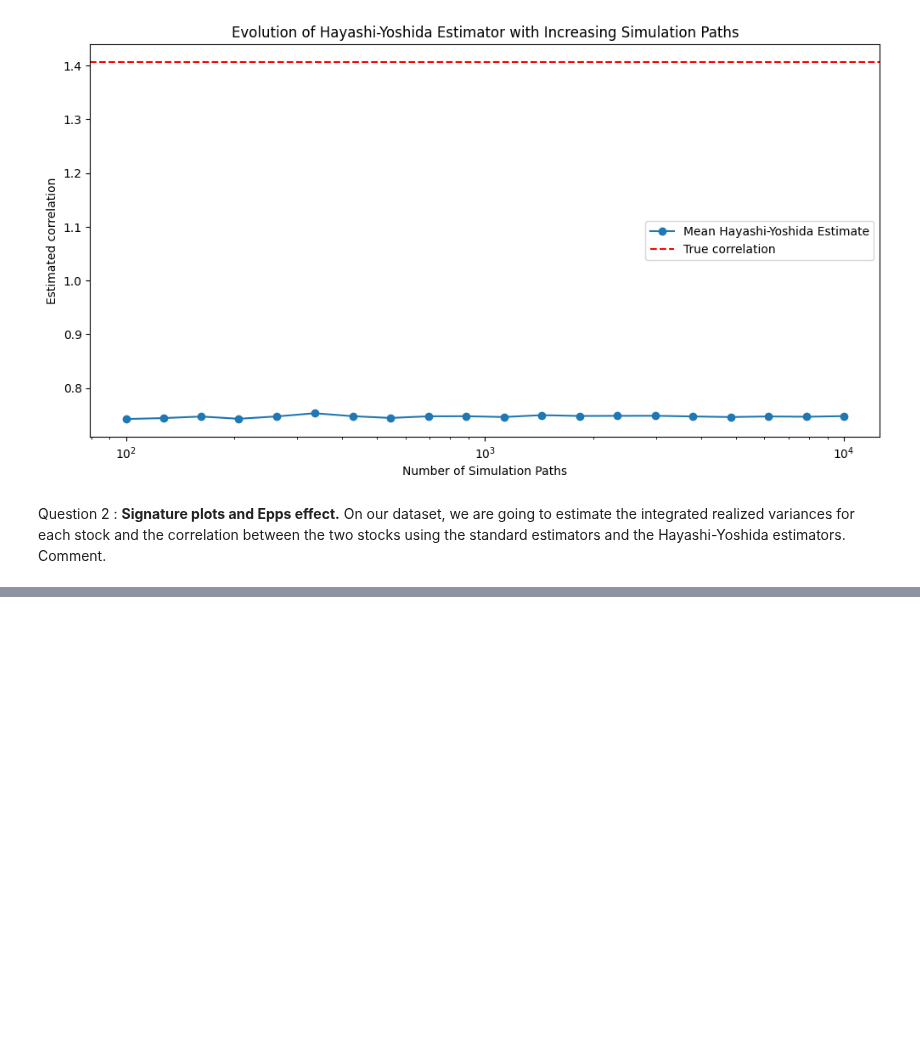
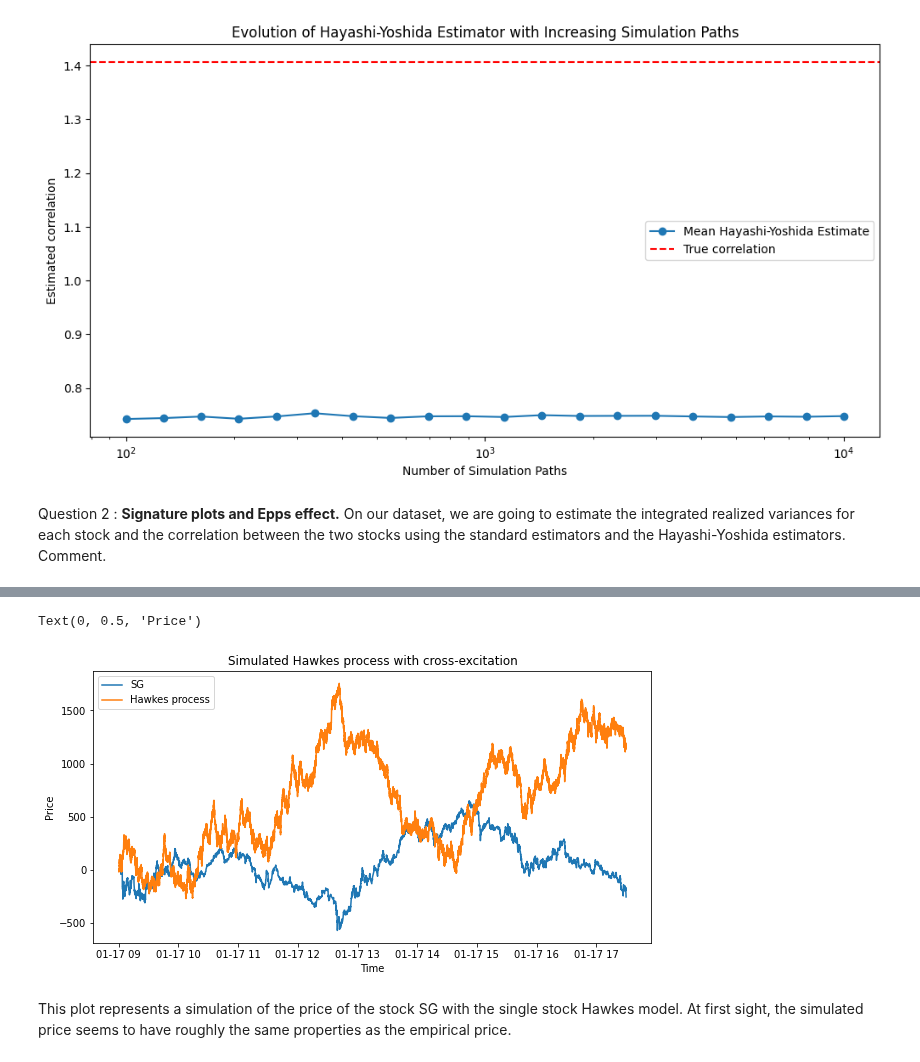
Before and after one commit to ethantrentin/High-Frequency-Data-Limit-Order-Books, a Jupyter notebook: DHF-LAB4-BOISTARD-ROCHE-TRENTIN.ipynb, the cells around one changed output, grey strips where cells are left out. Saved outputs shown, nothing was run; the diff lists cells and outputs as text; code cells hidden in the pictures; blank space fills up the shorter version.

```diff
--- a/DHF-LAB4-BOISTARD-ROCHE-TRENTIN.ipynb
+++ b/DHF-LAB4-BOISTARD-ROCHE-TRENTIN.ipynb
@@ -617,0 +641,7 @@ plot_correlation_estimators(filtered_df_SG, filtered_df_BNPP, sampling_periods)
+# %%
+def theoretical_signature(tau, lambda0, alpha, beta):
+    """ This function computes the theoretical signature plot for the single stock Hawkes model."""
+    kappa = 1 / (1 + alpha / beta)
+    gamma = alpha + beta
+    Lambda = 2 * lambda0 / (1 - alpha / beta)
+    return Lambda * (kappa ** 2 + (1 - kappa ** 2) * (1 - numpy.exp(-gamma * tau)) / (gamma * tau))
@@ -617,0 +728,28 @@ plot_correlation_estimators(filtered_df_SG, filtered_df_BNPP, sampling_periods)
+# %%
+SG_tick_size = 5.0
+BNPP_tick_size = 10.0
+S0_SG = filtered_df_SG['eprice'].iloc[0]
+S0_BNPP = filtered_df_BNPP['eprice'].iloc[0]
+T = 8.5*60*60 # 8.5 hours in seconds
+# %%
+plt.figure(figsize=(10, 5))
+events_1, events_2 = thinning_cross_excitation_hawkes(T=T, lambda_0=params_SG[0], alpha=params_SG[1], beta=params_SG[2])
+all_times = numpy.concatenate([events_1, events_2])
+jumps = numpy.concatenate([numpy.ones(len(events_1)), -numpy.ones(len(events_2))]) * 5.0
+order = numpy.argsort(all_times)
+sorted_times = all_times[order]
+sorted_times=pd.to_datetime(sorted_times, unit='s')
+price = numpy.cumsum(jumps[order])
+a = filtered_df_SG.loc[filtered_df_SG['ets'].dt.date == numpy.datetime64('2017-01-17')]
+# (a.iloc[-1]['ets'] - a.iloc[0]['ets']).total_seconds()
+plt.plot(a['ets'], a['eprice']-a['eprice'].iloc[0], label='SG')
+plt.plot(sorted_times + pd.Timedelta(weeks=58*42+18, days=5, hours=9), price, label='Hawkes process')
+plt.legend()
+plt.title("Simulated Hawkes process with cross-excitation")
+plt.xlabel("Time")
+plt.ylabel("Price")
+# %% [output]
+Text(0, 0.5, 'Price')
+[figure, added]
+# %% [markdown]
+This plot represents a simulation of the price of the stock SG with the single stock Hawkes model. At first sight, the simulated price seems to have roughly the same properties as the empirical price.
```
Also changed, not shown: parts of 20 cells of this notebook.
